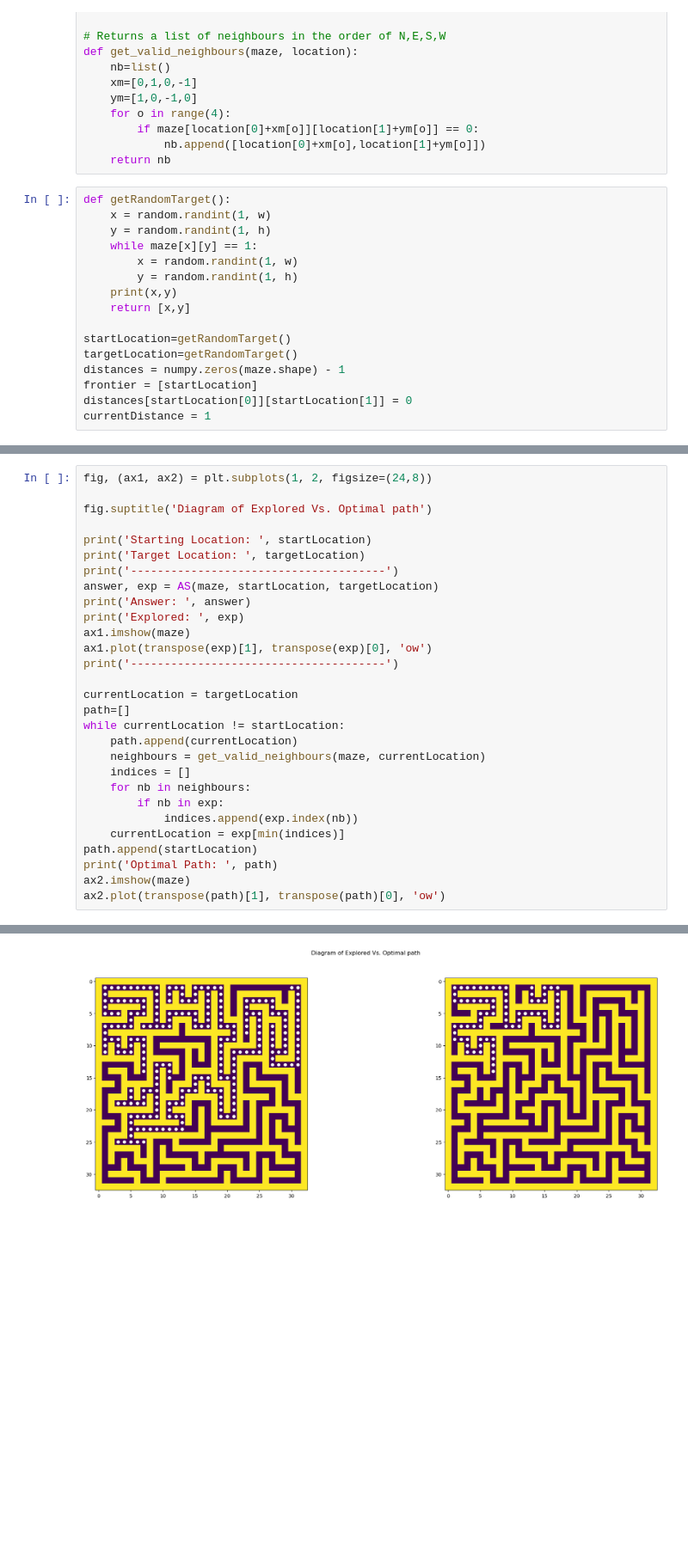
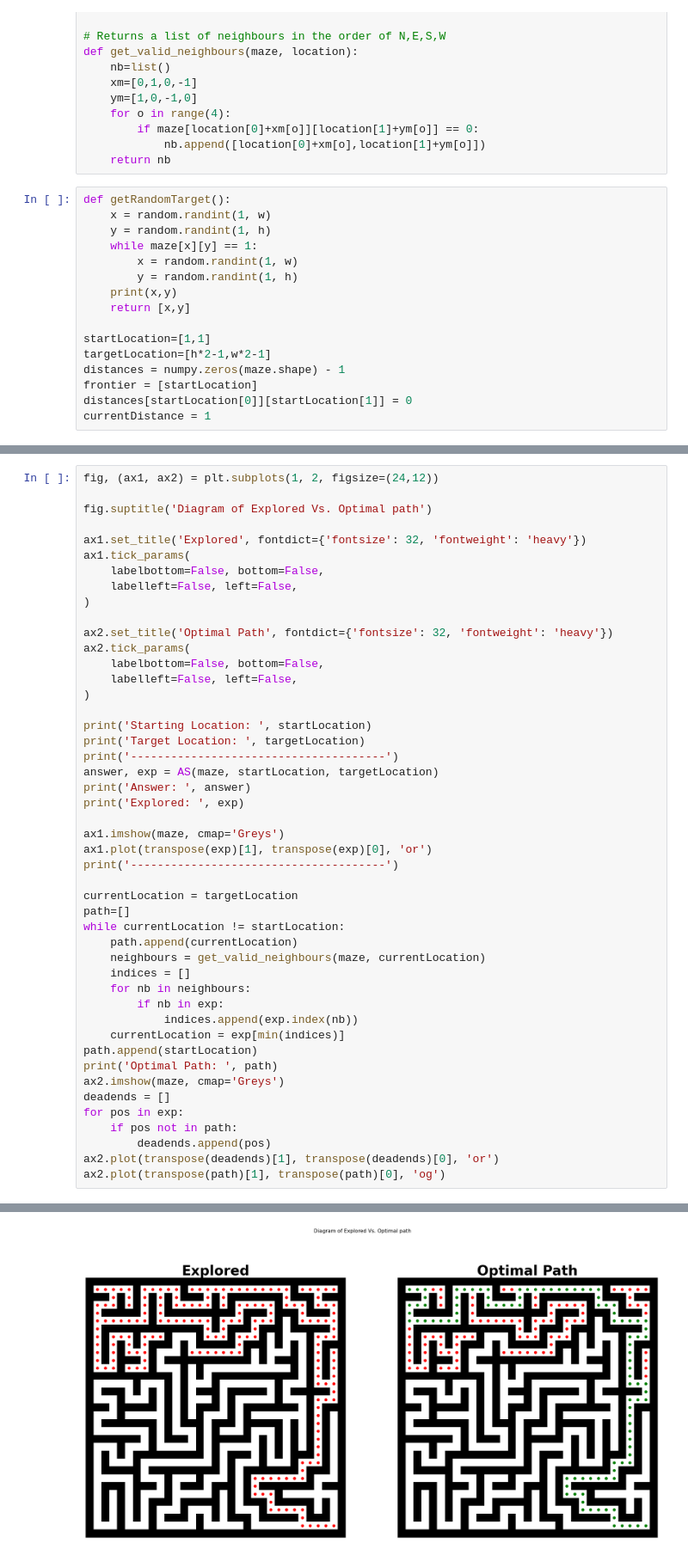
Before and after one commit to Academic-Inquisition/AI-Projekt, a Jupyter notebook: Labb 3/Labb-3_AStar_Maze.ipynb, the cells around one changed output, grey strips where cells are left out. Shown at 86% size. Cells and saved outputs as stored; diff of their text form; blank space fills up the shorter version.

```diff
--- a/Labb 3/Labb-3_AStar_Maze.ipynb
+++ b/Labb 3/Labb-3_AStar_Maze.ipynb
@@ -112,8 +100,8 @@ def getRandomTarget():
     print(x,y)
     return [x,y]
 
-startLocation=getRandomTarget()
-targetLocation=getRandomTarget()
+startLocation=[1,1]
+targetLocation=[h*2-1,w*2-1]
 distances = numpy.zeros(maze.shape) - 1
 frontier = [startLocation]
 distances[startLocation[0]][startLocation[1]] = 0
@@ -176,7 +178,19 @@ def AS(maze, startNode, endNode):
 # %%
-fig, (ax1, ax2) = plt.subplots(1, 2, figsize=(24,8))
+fig, (ax1, ax2) = plt.subplots(1, 2, figsize=(24,12))
 
 fig.suptitle('Diagram of Explored Vs. Optimal path')
+
+ax1.set_title('Explored', fontdict={'fontsize': 32, 'fontweight': 'heavy'})
+ax1.tick_params(
+    labelbottom=False, bottom=False,
+    labelleft=False, left=False,
+)
+
+ax2.set_title('Optimal Path', fontdict={'fontsize': 32, 'fontweight': 'heavy'})
+ax2.tick_params(
+    labelbottom=False, bottom=False,
+    labelleft=False, left=False,
+)
 
 print('Starting Location: ', startLocation)
 print('Target Location: ', targetLocation)
@@ -184,8 +198,9 @@ print('--------------------------------------')
 answer, exp = AS(maze, startLocation, targetLocation)
 print('Answer: ', answer)
 print('Explored: ', exp)
-ax1.imshow(maze)
-ax1.plot(transpose(exp)[1], transpose(exp)[0], 'ow')
+
+ax1.imshow(maze, cmap='Greys')
+ax1.plot(transpose(exp)[1], transpose(exp)[0], 'or')
 print('--------------------------------------')
 
 currentLocation = targetLocation
@@ -200,6 +215,11 @@ while currentLocation != startLocation:
     currentLocation = exp[min(indices)]
 path.append(startLocation)
 print('Optimal Path: ', path)
-ax2.imshow(maze)
-ax2.plot(transpose(path)[1], transpose(path)[0], 'ow')
+ax2.imshow(maze, cmap='Greys')
+deadends = []
+for pos in exp:
+    if pos not in path:
+        deadends.append(pos)
+ax2.plot(transpose(deadends)[1], transpose(deadends)[0], 'or')
+ax2.plot(transpose(path)[1], transpose(path)[0], 'og')
 # %% [output]
@@ -213,2 +233,2 @@ Optimal Path:  [[14, 7], [13, 7], [12, 7], [11, 7], [10, 7], [9, 7], [9, 6], [9,
 [<matplotlib.lines.Line2D at 0x...>]
-[figure, old version]
+[figure, new version]
```
Also changed, not shown: parts of 7 cells of this notebook, 2 other files.
